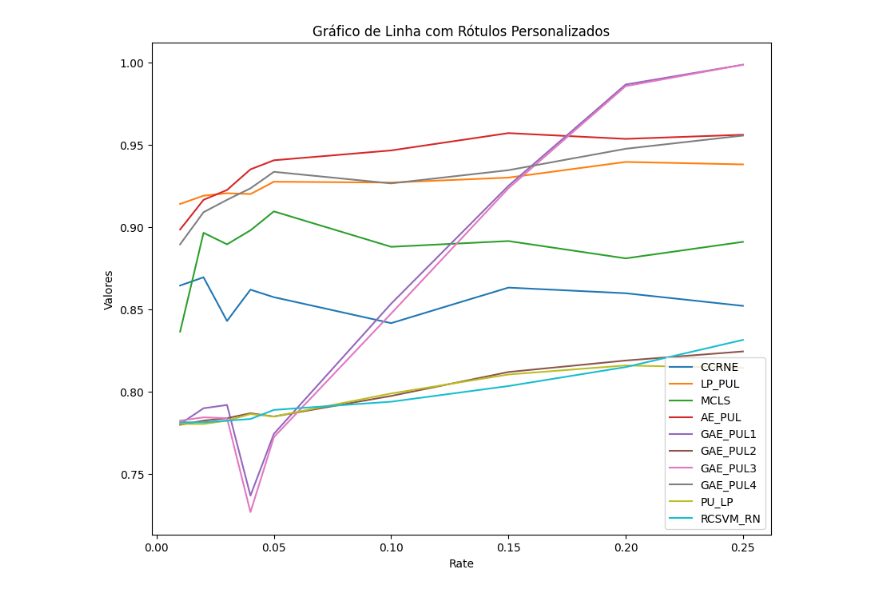
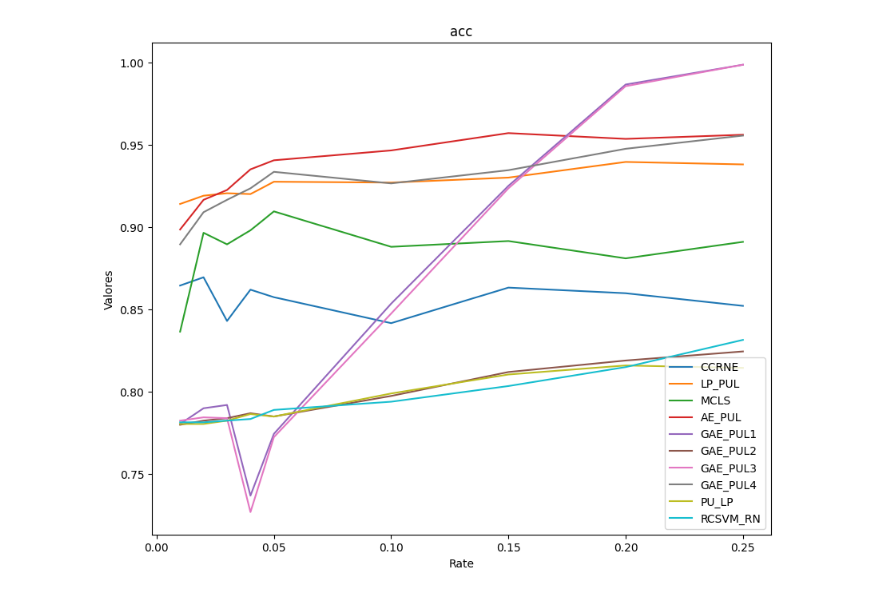
Before and after one commit to GHMessias/experimentos_pesquisa, a Jupyter notebook: Resultados/analise.ipynb, the cells around one changed output. Saved outputs shown, nothing was run; the diff lists cells and outputs as text; code cells hidden in the pictures.

```diff
--- a/Resultados/analise.ipynb
+++ b/Resultados/analise.ipynb
@@ -111,32 +111,32 @@ for rate in rates:
 import matplotlib.pyplot as plt
 
 acc_results = [CCRNE_results_acc, LP_PUL_results_acc, MCLS_results_acc,
                AE_results_acc, GAE1_results_acc, GAE2_results_acc,
                GAE3_results_acc, GAE4_results_acc, PU_LP_results_acc,
                RCSVM_RN_results_acc]
 
 # Sua lista de taxas (rate) com 10 elementos (substitua pelos seus próprios dados)
 
 # Sua lista de rótulos (substitua pelos seus próprios rótulos)
 algorithms = ['CCRNE', 'LP_PUL', 'MCLS', 'AE_PUL', 'GAE_PUL1', 'GAE_PUL2', 'GAE_PUL3',
               'GAE_PUL4', 'PU_LP', 'RCSVM_RN']
 
 # Criar uma figura e um eixo
 fig, ax = plt.subplots(figsize=(10, 8))
 
 # Iterar pelas listas de dados, rótulos e plotar cada uma como uma linha com rótulo
 for i, lista in enumerate(acc_results):
     ax.plot(rates, lista, label=algorithms[i])
 
 # Definir rótulos dos eixos e título do gráfico
 ax.set_xlabel('Rate')
 ax.set_ylabel('Valores')
-ax.set_title('Gráfico de Linha com Rótulos Personalizados')
+ax.set_title('acc')
 
 # Adicionar uma legenda
 ax.legend()
 
 # Mostrar o gráfico
 plt.show()
 # %% [output]
-[figure, old version]
+[figure, new version]
```
Also changed, not shown: parts of 1 cell of this notebook.
